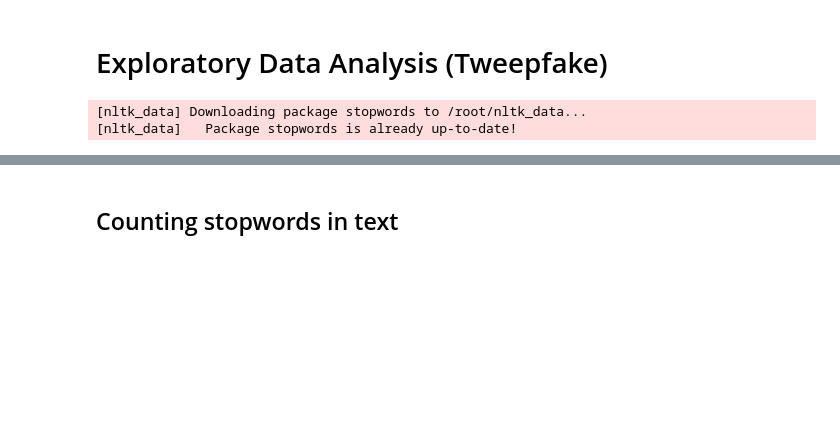
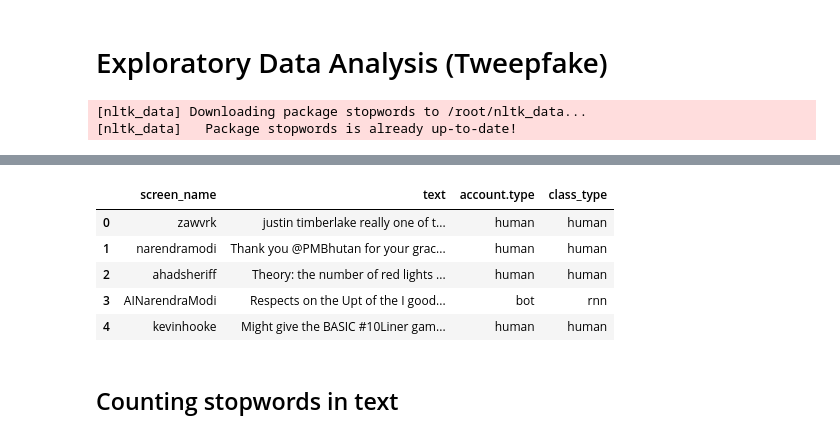
Before and after one commit to hstoklosa/fake-tweets-detection, a Jupyter notebook: eda.ipynb, the cells around one changed output, grey strips where cells are left out. Saved outputs shown, nothing was run; the diff lists cells and outputs as text; code cells hidden in the pictures; blank space fills up the shorter version.

```diff
--- a/eda.ipynb
+++ b/eda.ipynb
@@ -62,3 +84,12 @@ train_df.head(), val_df.head(), test_df.head()
+# %%
+test_df.head()
+# %% [output]
+|  | screen_name | text | account.type | class_type |
+| 0 | zawvrk | justin timberlake really one of t... | human | human |
+| 1 | narendramodi | Thank you @PMBhutan for your grac... | human | human |
+| 2 | ahadsheriff | Theory: the number of red lights ... | human | human |
+| 3 | AINarendraModi | Respects on the Upt of the I good... | bot | rnn |
+| 4 | kevinhooke | Might give the BASIC #10Liner gam... | human | human |
 # %% [markdown]
 ## Counting stopwords in text
 # %%
```
Also changed, not shown: parts of 6 cells of this notebook.
